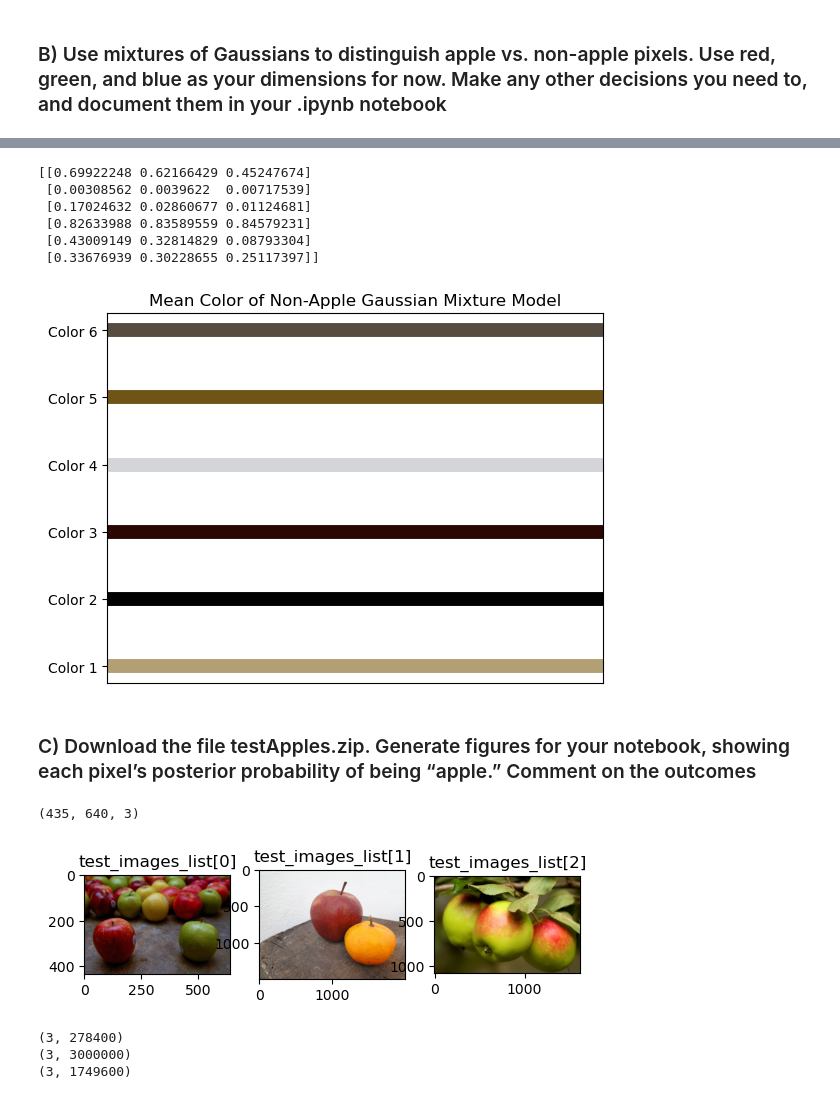
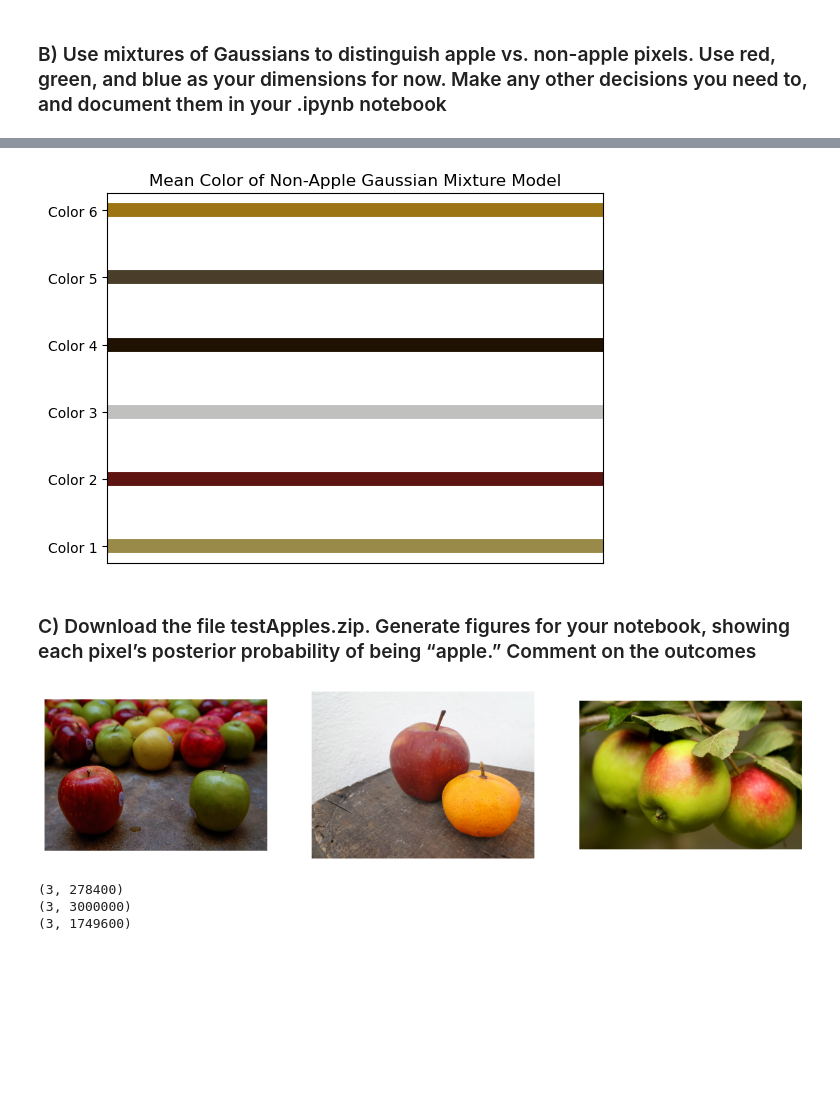
Before and after one commit to swirling-wind/MachineVision_CourseWork01, a Jupyter notebook: practicalMixGauss_Apples.ipynb, the cells around one changed output, grey strips where cells are left out. Cells and saved outputs as stored; diff of their text form; code cells hidden in the pictures; blank space fills up the shorter version.

```diff
--- a/practicalMixGauss_Apples.ipynb
+++ b/practicalMixGauss_Apples.ipynb
@@ -65,7 +61,7 @@ Text(0.5, 1.0, 'raw_masks[2]')
 # %%
 def multivariate_normal_pdf(x, mu, cov):
     if np.linalg.det(cov) == 0:
-        cov += 1e-5 * np.identity(cov.shape[0])
+        cov += 6e-5 * np.identity(cov.shape[0])
     normal_denominator = 1.0 / np.sqrt(np.power((2 * np.pi), x.shape[1]) * np.linalg.det(cov))
     x_mu = np.matrix(x - mu) # (424647, 3)
     x_mu_dot_inv_cov = x_mu @ np.linalg.inv(cov) # (424647, 3)
@@ -182,8 +170,6 @@ plt.show()
 # %%
 # Mean Color of Non-Apple Gaussian Mixture Model
 rgb_color_mog_mean = non_apple_mog_estimated['mean'].T
-print(rgb_color_mog_mean)
-
 fig, ax = plt.subplots()
 for i in range(len(rgb_color_mog_mean)):
     ax.axhline(i, color=rgb_color_mog_mean[i], linewidth=10)
@@ -194,35 +180,27 @@ ax.set_xticks([])
 ax.set_title("Mean Color of Non-Apple Gaussian Mixture Model")
 plt.show()
 # %% [output]
-[[0.69922248 0.62166429 0.45247674]
- [0.00308562 0.0039622  0.00717539]
- [0.17024632 0.02860677 0.01124681]
- [0.82633988 0.83589559 0.84579231]
- [0.43009149 0.32814829 0.08793304]
- [0.33676939 0.30228655 0.25117397]]
-[figure, old version]
+[figure, new version]
 # %% [markdown]
 ### C) Download the file testApples.zip. Generate figures for your notebook, showing each pixel’s posterior probability of being “apple.” Comment on the outcomes
 # %%
 test_images_list = []
 
 # load test images
 test_image_files = glob.glob("testApples/*.jpg")
 test_image_files.sort()
 for cur_img in test_image_files:
     image = plt.imread(cur_img)
     test_images_list.append(image)
 
 # show test images
-_, (ax1, ax2, ax3) = plt.subplots(1, 3)
-ax1.imshow(test_images_list[0])
-ax1.set_title('test_images_list[0]')
-ax2.imshow(test_images_list[1])
-ax2.set_title('test_images_list[1]')
-ax3.imshow(test_images_list[2])
-ax3.set_title('test_images_list[2]')
-print(test_images_list[0].shape)
+fig, axs = plt.subplots(1, 3, figsize=(15, 10))
+axs = axs.flatten()
+for i in range(len(test_images_list)):
+    axs[i].imshow(test_images_list[i])
+    axs[i].axis('off')
+
+plt.show()
 # %% [output]
-(435, 640, 3)
-[figure, old version]
+[figure, new version]
 # %%
```
Also changed, not shown: parts of 10 cells of this notebook.
